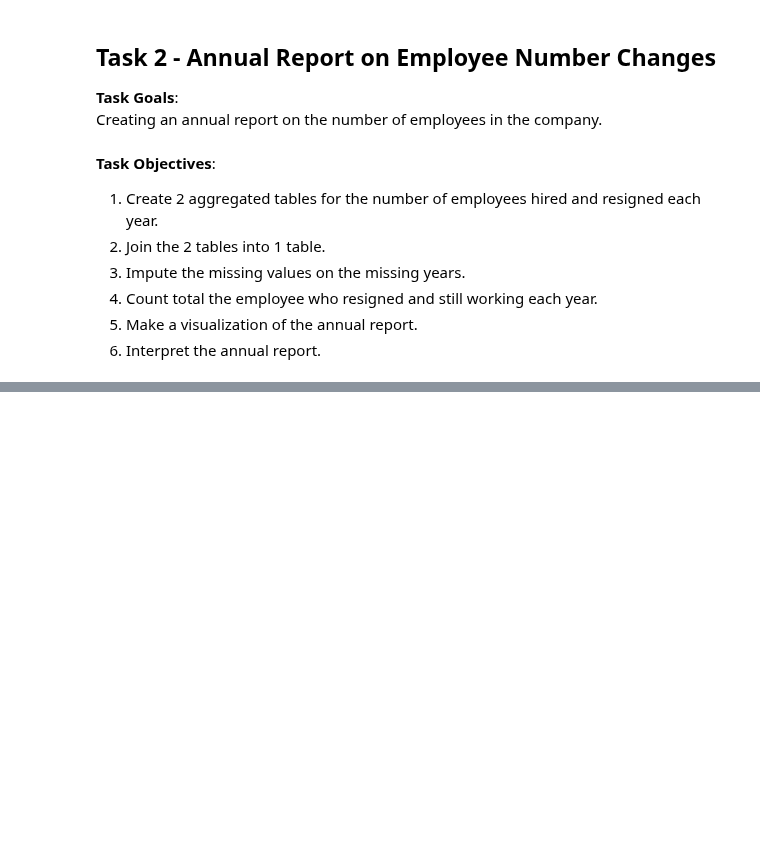
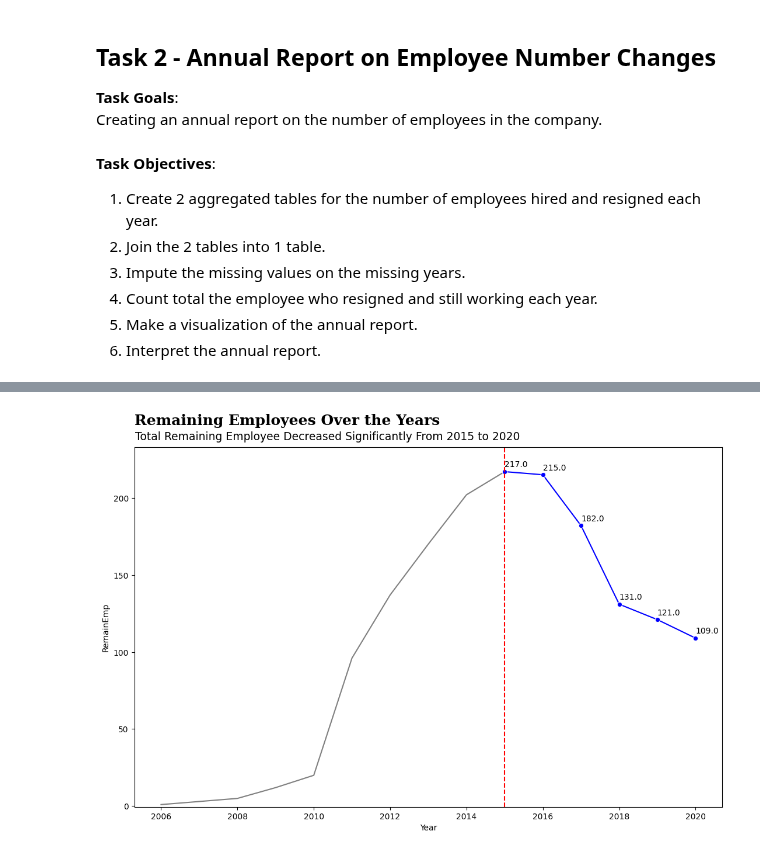
Before and after one commit to azaryasph/Improving-Employee-Retention-By-Predicting-Employee-Attrition-Using-Machine-Learning, a Jupyter notebook: notebook/predict_employee_attrition.ipynb, the cells around one changed output, grey strips where cells are left out. Cells and saved outputs as stored; diff of their text form; code cells hidden in the pictures; blank space fills up the shorter version.

```diff
--- a/notebook/predict_employee_attrition.ipynb
+++ b/notebook/predict_employee_attrition.ipynb
@@ -386,0 +387,57 @@ metrics_agg
+# %%
+yearsh = list(range(2015, 2021))
+dat2015 = metrics_agg[metrics_agg.Year.isin(yearsh)]
+
+yearsnh = list(range(2006, 2016))
+dat2006 = metrics_agg[metrics_agg.Year.isin(yearsnh)]
+
+plt.figure(figsize=(13, 8))
+sns.lineplot(
+    x='Year',
+    y='RemainEmp',
+    data=dat2006,
+    # marker='o',
+    color='grey'
+)
+
+line = sns.lineplot(
+    x='Year',
+    y='RemainEmp',
+    data=dat2015,
+    marker='o',
+    color='b'
+)
+
+for x, y in zip(dat2015['Year'], dat2015['RemainEmp']):
+    plt.text(x=x, y=y+3, s=f'{y}', color='black')
+
+
+fdbold = {
+    'family': 'serif',
+    'color': 'black',
+    'weight': 'bold',
+    'size': 18
+}
+
+plt.title(
+    'Remaining Employees Over the Years',
+    fontdict=fdbold,
+    loc='Left',
+    pad=27.5
+)
+
+plt.text(
+    2005.32,
+    237.5,
+    'Total Remaining Employee Decreased Significantly From 2015 to 2020',
+    fontsize=13.5,
+    color='black'
+)
+
+# plt.text(2013.3, 235, 'From 2015 to 2020', fontsize=13.5, color='black')
+plt.axvline(2015, color='r', linestyle='--', linewidth=1.5)
+plt.ylim(-0.5, 233)
+
+plt.show()
+# %% [output]
+[figure, added]
```
Also changed, not shown: parts of 8 cells of this notebook.
